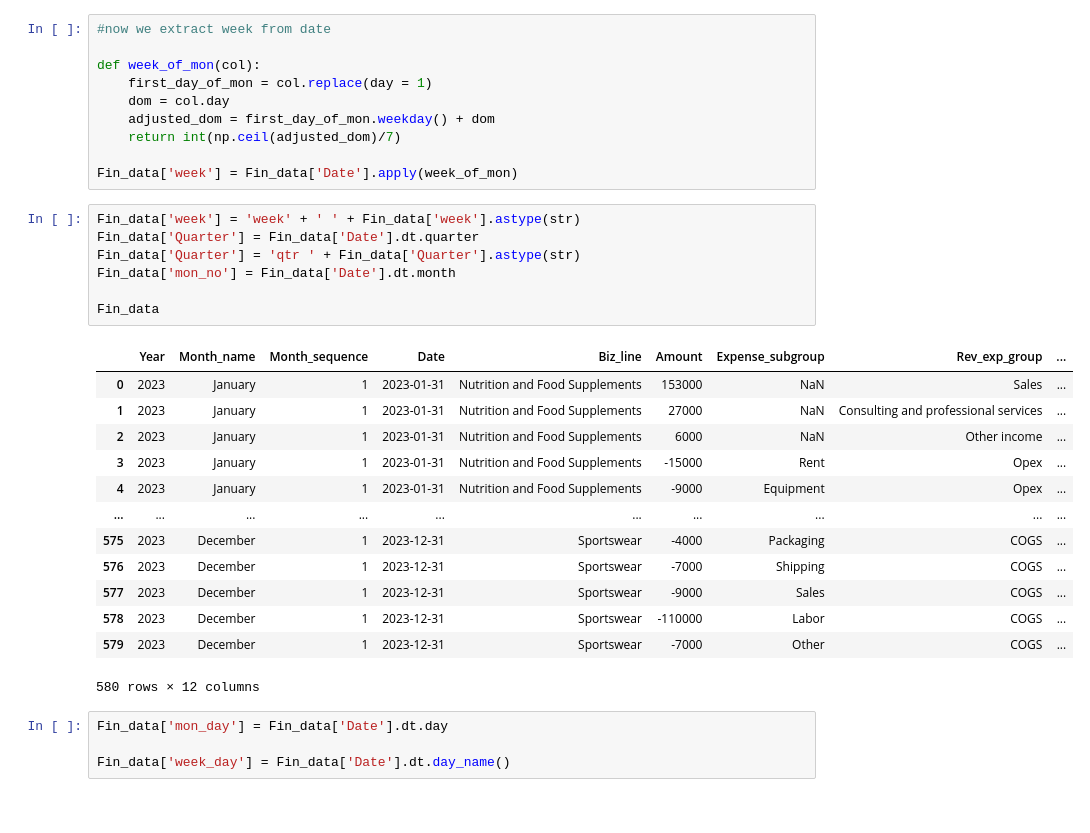
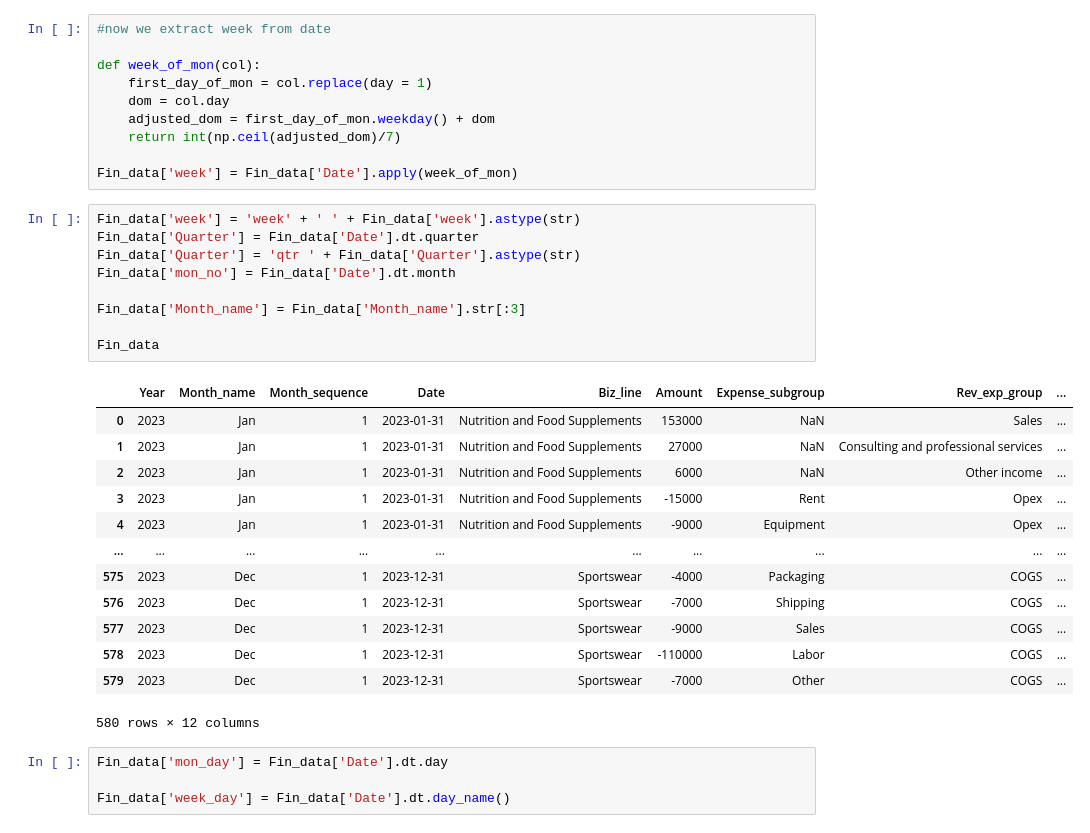
Before and after one commit to djibril968/Python_projects, a Jupyter notebook: Onyx_Financial_Analysis.ipynb, the cells around one changed output. Cells and saved outputs as stored; diff of their text form.

```diff
--- a/Onyx_Financial_Analysis.ipynb
+++ b/Onyx_Financial_Analysis.ipynb
@@ -104,23 +104,25 @@ Fin_data['week'] = Fin_data['Date'].apply(week_of_mon)
 # %%
 Fin_data['week'] = 'week' + ' ' + Fin_data['week'].astype(str)
 Fin_data['Quarter'] = Fin_data['Date'].dt.quarter
 Fin_data['Quarter'] = 'qtr ' + Fin_data['Quarter'].astype(str)
 Fin_data['mon_no'] = Fin_data['Date'].dt.month
 
+Fin_data['Month_name'] = Fin_data['Month_name'].str[:3]
+
 Fin_data
 # %% [output]
 |  | Year | Month_name | Month_sequence | Date | Biz_line | Amount | Expense_subgroup | Rev_exp_group | ... |
-| 0 | 2023 | January | 1 | 2023-01-31 | Nutrition and Food Supplements | 153000 | NaN | Sales | ... |
-| 1 | 2023 | January | 1 | 2023-01-31 | Nutrition and Food Supplements | 27000 | NaN | Consulting and professional services | ... |
-| 2 | 2023 | January | 1 | 2023-01-31 | Nutrition and Food Supplements | 6000 | NaN | Other income | ... |
-| 3 | 2023 | January | 1 | 2023-01-31 | Nutrition and Food Supplements | -15000 | Rent | Opex | ... |
-| 4 | 2023 | January | 1 | 2023-01-31 | Nutrition and Food Supplements | -9000 | Equipment | Opex | ... |
+| 0 | 2023 | Jan | 1 | 2023-01-31 | Nutrition and Food Supplements | 153000 | NaN | Sales | ... |
+| 1 | 2023 | Jan | 1 | 2023-01-31 | Nutrition and Food Supplements | 27000 | NaN | Consulting and professional services | ... |
+| 2 | 2023 | Jan | 1 | 2023-01-31 | Nutrition and Food Supplements | 6000 | NaN | Other income | ... |
+| 3 | 2023 | Jan | 1 | 2023-01-31 | Nutrition and Food Supplements | -15000 | Rent | Opex | ... |
+| 4 | 2023 | Jan | 1 | 2023-01-31 | Nutrition and Food Supplements | -9000 | Equipment | Opex | ... |
 | ... | ... | ... | ... | ... | ... | ... | ... | ... | ... |
-| 575 | 2023 | December | 1 | 2023-12-31 | Sportswear | -4000 | Packaging | COGS | ... |
-| 576 | 2023 | December | 1 | 2023-12-31 | Sportswear | -7000 | Shipping | COGS | ... |
-| 577 | 2023 | December | 1 | 2023-12-31 | Sportswear | -9000 | Sales | COGS | ... |
-| 578 | 2023 | December | 1 | 2023-12-31 | Sportswear | -110000 | Labor | COGS | ... |
-| 579 | 2023 | December | 1 | 2023-12-31 | Sportswear | -7000 | Other | COGS | ... |
+| 575 | 2023 | Dec | 1 | 2023-12-31 | Sportswear | -4000 | Packaging | COGS | ... |
+| 576 | 2023 | Dec | 1 | 2023-12-31 | Sportswear | -7000 | Shipping | COGS | ... |
+| 577 | 2023 | Dec | 1 | 2023-12-31 | Sportswear | -9000 | Sales | COGS | ... |
+| 578 | 2023 | Dec | 1 | 2023-12-31 | Sportswear | -110000 | Labor | COGS | ... |
+| 579 | 2023 | Dec | 1 | 2023-12-31 | Sportswear | -7000 | Other | COGS | ... |
 580 rows × 12 columns
 # %%
 Fin_data['mon_day'] = Fin_data['Date'].dt.day
```
Also changed, not shown: parts of 26 cells of this notebook.
